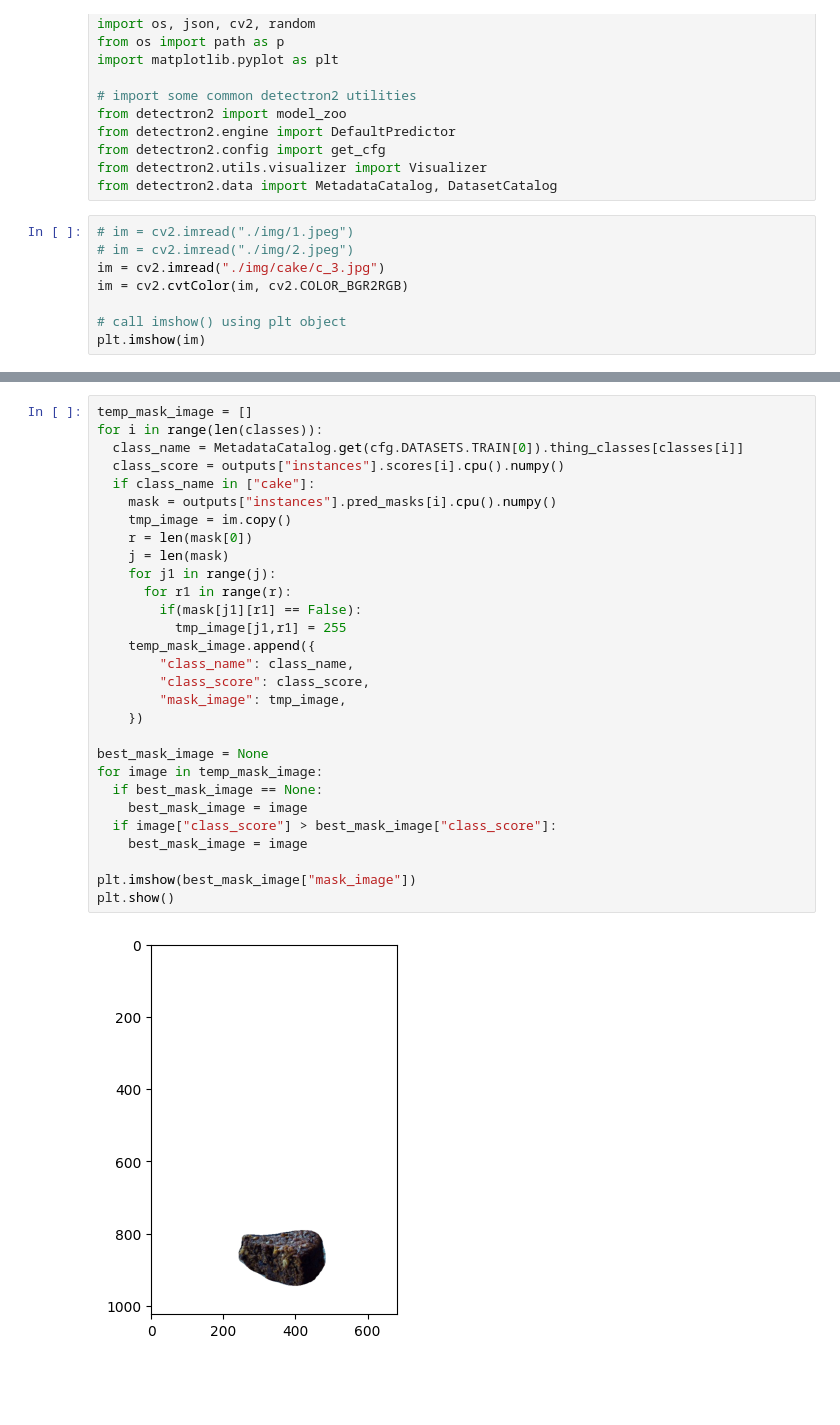
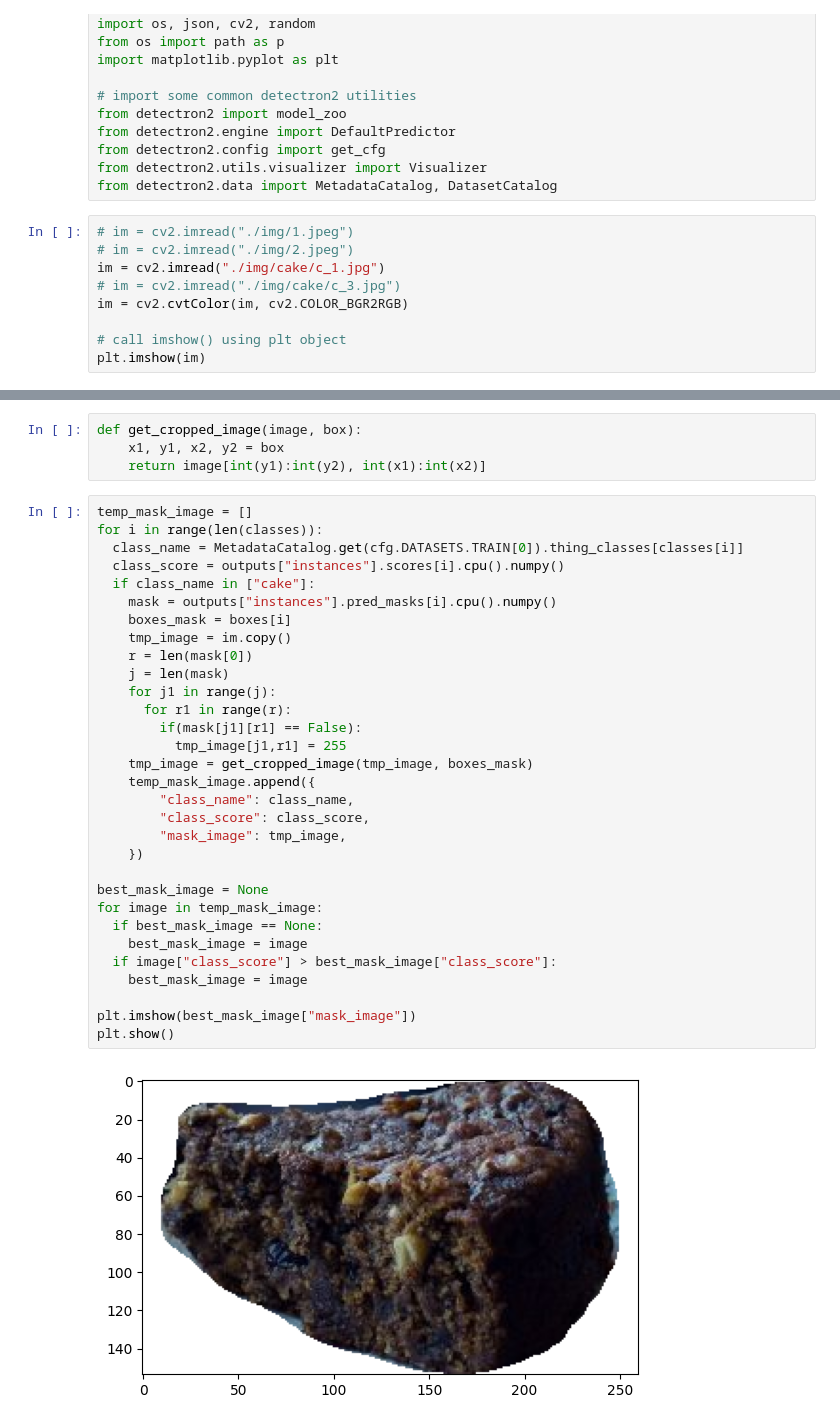
Before and after one commit to PHUICMT/boxjourney-research, a Jupyter notebook: ObjectDetection.ipynb, the cells around one changed output, grey strips where cells are left out. Cells and saved outputs as stored; diff of their text form; blank space fills up the shorter version.

```diff
--- a/ObjectDetection.ipynb
+++ b/ObjectDetection.ipynb
@@ -80,7 +80,8 @@ from detectron2.data import MetadataCatalog, DatasetCatalog
 # %%
 # im = cv2.imread("./img/1.jpeg")
 # im = cv2.imread("./img/2.jpeg")
-im = cv2.imread("./img/cake/c_3.jpg")
+im = cv2.imread("./img/cake/c_1.jpg")
+# im = cv2.imread("./img/cake/c_3.jpg")
 im = cv2.cvtColor(im, cv2.COLOR_BGR2RGB)
 
 # call imshow() using plt object
@@ -160,31 +139,37 @@ print(boxes)
+# %%
+def get_cropped_image(image, box):
+    x1, y1, x2, y2 = box
+    return image[int(y1):int(y2), int(x1):int(x2)]
 # %%
 temp_mask_image = []
 for i in range(len(classes)):
   class_name = MetadataCatalog.get(cfg.DATASETS.TRAIN[0]).thing_classes[classes[i]]
   class_score = outputs["instances"].scores[i].cpu().numpy()
   if class_name in ["cake"]:
     mask = outputs["instances"].pred_masks[i].cpu().numpy()
+    boxes_mask = boxes[i]
     tmp_image = im.copy()
     r = len(mask[0])
     j = len(mask)
     for j1 in range(j):
       for r1 in range(r):
         if(mask[j1][r1] == False):
           tmp_image[j1,r1] = 255
+    tmp_image = get_cropped_image(tmp_image, boxes_mask)
     temp_mask_image.append({
         "class_name": class_name,
         "class_score": class_score,
         "mask_image": tmp_image,
     })
 
 best_mask_image = None
 for image in temp_mask_image:
   if best_mask_image == None:
     best_mask_image = image
   if image["class_score"] > best_mask_image["class_score"]:
     best_mask_image = image
 
 plt.imshow(best_mask_image["mask_image"])
 plt.show()
 # %% [output]
-[figure, old version]
+[figure, new version]
```
Also changed, not shown: parts of 6 cells of this notebook.
